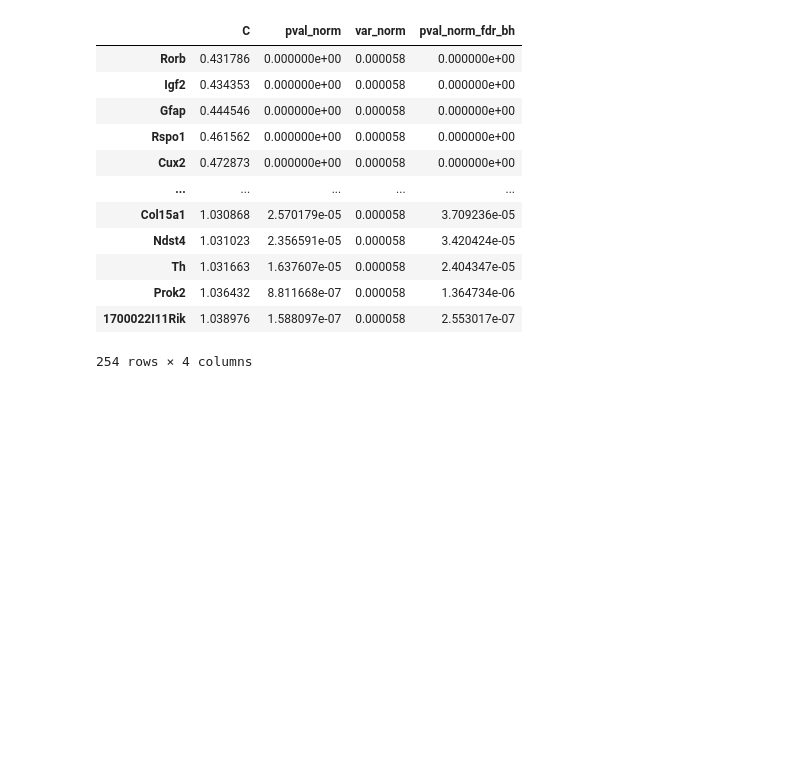
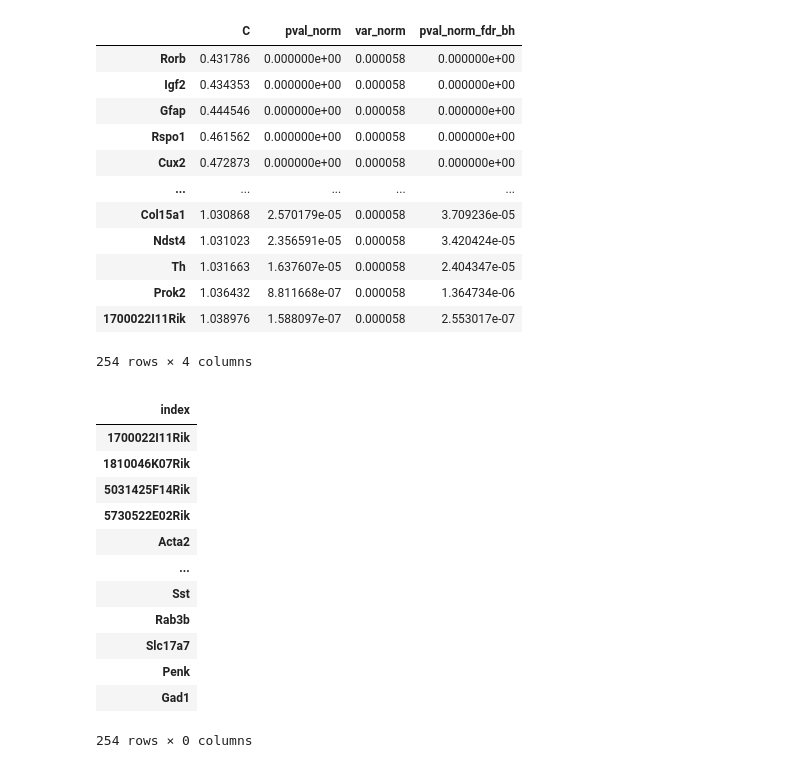
Before and after one commit to l-reich/spatial-chromatin-variability, a Jupyter notebook: src/spatial_analysis.ipynb, the cells around one changed output. Cells and saved outputs as stored; diff of their text form; code cells hidden in the pictures; blank space fills up the shorter version.

```diff
--- a/src/spatial_analysis.ipynb
+++ b/src/spatial_analysis.ipynb
@@ -111,3 +111,20 @@ ad_sp.uns["gearyC"]
 | Prok2 | 1.036432 | 8.811668e-07 | 0.000058 | 1.364734e-06 |
 | 1700022I11Rik | 1.038976 | 1.588097e-07 | 0.000058 | 2.553017e-07 |
 254 rows × 4 columns
+# %%
+ad_sp.var
+# %% [output]
+|  |
+| index |
+| 1700022I11Rik |
+| 1810046K07Rik |
+| 5031425F14Rik |
+| 5730522E02Rik |
+| Acta2 |
+| ... |
+| Sst |
+| Rab3b |
+| Slc17a7 |
+| Penk |
+| Gad1 |
+254 rows × 0 columns
```
Also changed, not shown: parts of 2 cells of this notebook, 2 other files.
